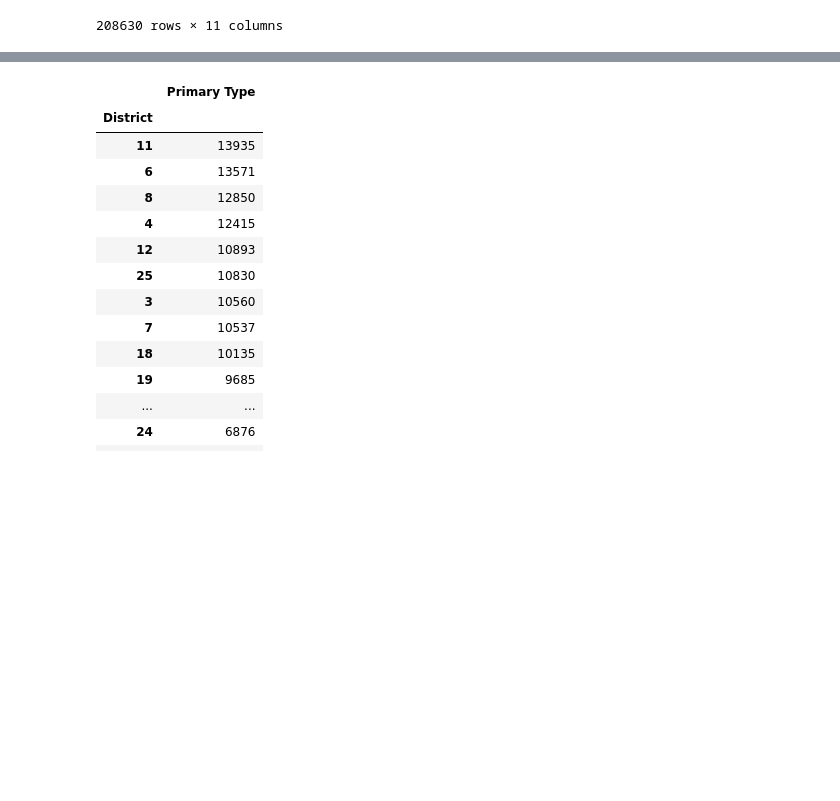
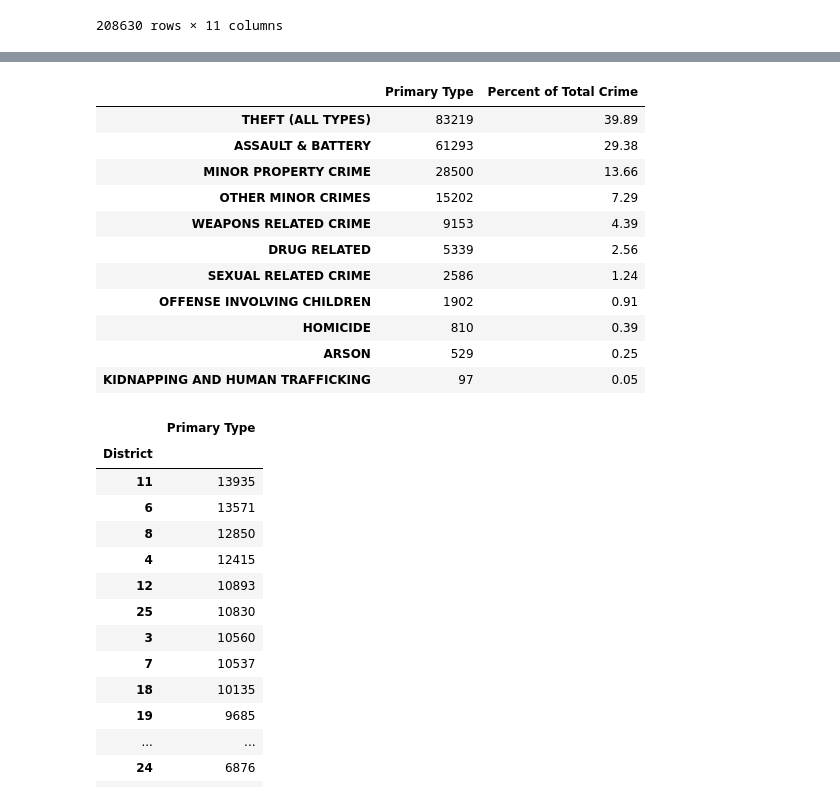
Before and after one commit to jmpealy/project1, a Jupyter notebook: Chicago_Crime_2021.ipynb, the cells around one changed output, grey strips where cells are left out. Drawn from its saved outputs; the diff is of its cells as text; code cells hidden in the pictures; blank space fills up the shorter version.

Commit message:
Added percentage of primary type

```diff
--- a/Chicago_Crime_2021.ipynb
+++ b/Chicago_Crime_2021.ipynb
@@ -110,4 +93,23 @@ KIDNAPPING AND HUMAN TRAFFICKING        97
 Name: Primary Type, dtype: int64
+# %%
+# Look at percentage of total crimes each category represents
+percentage_crime = pd.DataFrame(counts_crime)
+percentage_crime["Percent of Total Crime"] = round(percentage_crime["Primary Type"] / sum(percentage_crime["Primary Type"]),4)*100
+
+percentage_crime
+# %% [output]
+|  | Primary Type | Percent of Total Crime |
+| THEFT (ALL TYPES) | 83219 | 39.89 |
+| ASSAULT & BATTERY | 61293 | 29.38 |
+| MINOR PROPERTY CRIME | 28500 | 13.66 |
+| OTHER MINOR CRIMES | 15202 | 7.29 |
+| WEAPONS RELATED CRIME | 9153 | 4.39 |
+| DRUG RELATED | 5339 | 2.56 |
+| SEXUAL RELATED CRIME | 2586 | 1.24 |
+| OFFENSE INVOLVING CHILDREN | 1902 | 0.91 |
+| HOMICIDE | 810 | 0.39 |
+| ARSON | 529 | 0.25 |
+| KIDNAPPING AND HUMAN TRAFFICKING | 97 | 0.05 |
 # %%
 # Look at which district had the most crimes
 district_df = crime_cleaned_df.groupby(["District"])[["Primary Type"]].count().sort_values(by = "Primary Type", ascending = False)
```
Also changed, not shown: parts of 3 cells of this notebook.
